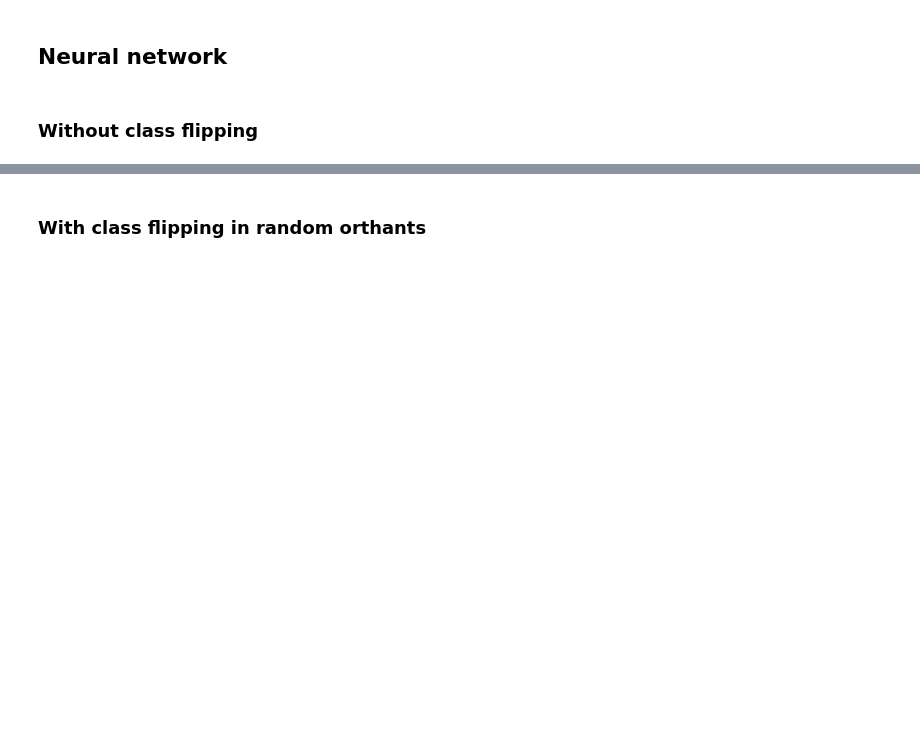
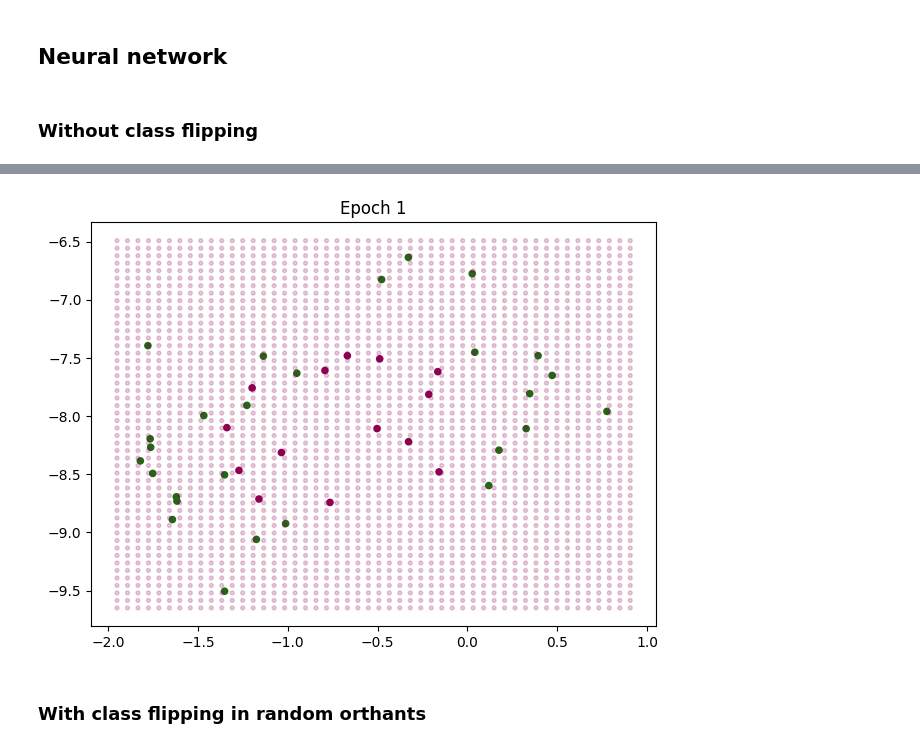
Before and after one commit to Bala-A87/UGRC, a Jupyter notebook: Code/orthants-symmetry.ipynb, the cells around one changed output, grey strips where cells are left out. Saved outputs shown, nothing was run; the diff lists cells and outputs as text; code cells hidden in the pictures; blank space fills up the shorter version.

```diff
--- a/Code/orthants-symmetry.ipynb
+++ b/Code/orthants-symmetry.ipynb
@@ -325,3 +425,35 @@ scores_nn = torch.tensor([
+# %%
+from matplotlib.animation import FuncAnimation, PillowWriter
+
+fig, ax = plt.subplots()
+plt.scatter(X_train_random_orthant_proj[:, 0], X_train_random_orthant_proj[:, 1], s=20, c=Y_train_random_orthant, cmap='PiYG')
+xlim = plt.xlim()
+ylim = plt.ylim()
+X_grid, Y_grid = torch.meshgrid([
+    torch.linspace(xlim[0], xlim[1], 50),
+    torch.linspace(ylim[0], ylim[1], 50)
+], indexing='xy')
+X_all, Y_all = X_grid.reshape(-1, 1), Y_grid.reshape(-1, 1)
+X_input = torch.matmul(X_all, projector.v[0].unsqueeze(0)) + torch.matmul(Y_all, projector.v[1].unsqueeze(0)) + torch.matmul(projector.fixed_comps, projector.v[2:])
+
+def animate(i):
+    model = history['models'][i]
+    ax.clear()
+    ax.scatter(X_train_random_orthant_proj[:, 0], X_train_random_orthant_proj[:, 1], s=20, c=Y_train_random_orthant, cmap='PiYG')
+    Z_all = torch.round(predict(model, X_input, device))
+    sc = ax.scatter(X_all, Y_all, s=8, c=Z_all, cmap='PiYG', alpha=0.2)
+    ax.set_title('Epoch '+str(i+1))
+    fig.tight_layout()
+    return sc
+
+ani = FuncAnimation(fig=fig, func=animate, frames=range(len(history['models'])), interval=50, repeat=True)
+writer = PillowWriter(fps=20, metadata=dict(artist='Me'), bitrate=1800)
+
+ani.save('animations/SimpleProjection.gif', writer=writer)
+
+# Modularize this gif making next
+# %% [output]
+[figure, added]
 # %% [markdown]
 ### With class flipping in random orthants
 # %%
```
Also changed, not shown: parts of 23 cells of this notebook, 2 other files.
